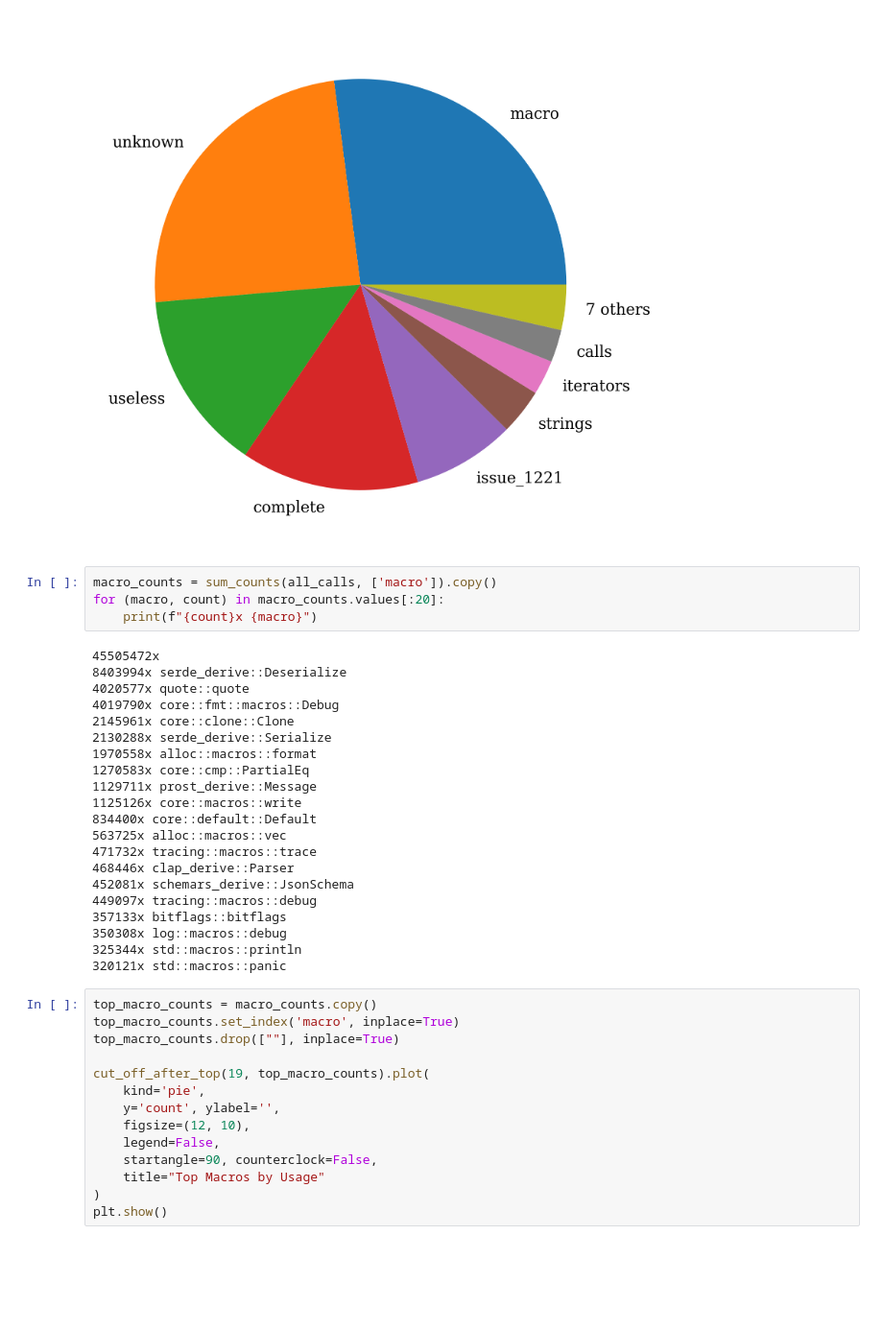
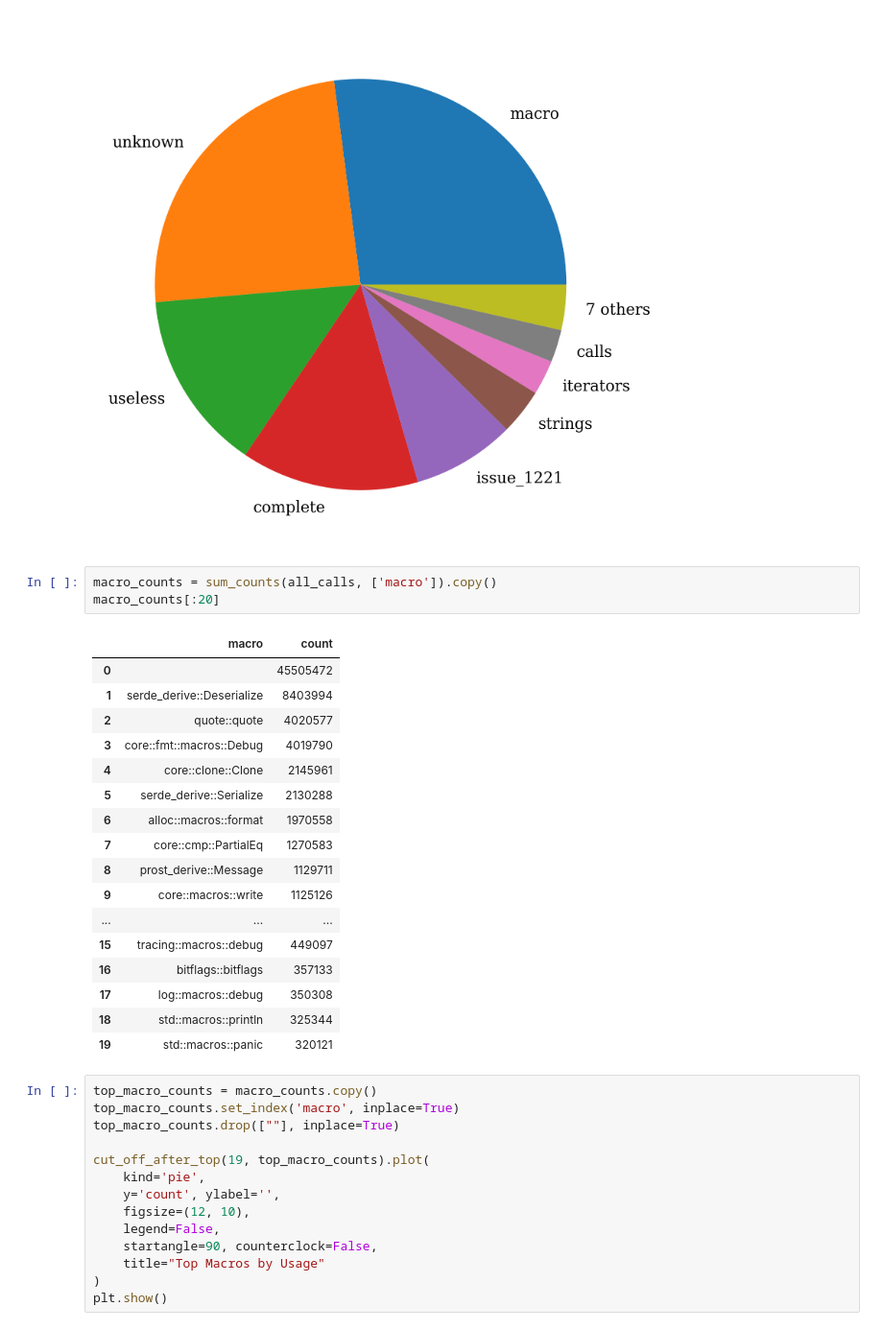
Before and after one commit to juliand665/qrates-eval, a Jupyter notebook: reports/call_target.ipynb, the cells around one changed output. Shown at 96% size. Cells and saved outputs as stored; diff of their text form; blank space fills up the shorter version.

```diff
--- a/reports/call_target.ipynb
+++ b/reports/call_target.ipynb
@@ -428,29 +428,25 @@ plt.show()
 [figure]
 # %%
 macro_counts = sum_counts(all_calls, ['macro']).copy()
-for (macro, count) in macro_counts.values[:20]:
-	print(f"{count}x {macro}")
+macro_counts[:20]
 # %% [output]
-45505472x
-8403994x serde_derive::Deserialize
-4020577x quote::quote
-4019790x core::fmt::macros::Debug
-2145961x core::clone::Clone
-2130288x serde_derive::Serialize
-1970558x alloc::macros::format
-1270583x core::cmp::PartialEq
-1129711x prost_derive::Message
-1125126x core::macros::write
-834400x core::default::Default
-563725x alloc::macros::vec
-471732x tracing::macros::trace
-468446x clap_derive::Parser
-452081x schemars_derive::JsonSchema
-449097x tracing::macros::debug
-357133x bitflags::bitflags
-350308x log::macros::debug
-325344x std::macros::println
-320121x std::macros::panic
+|  | macro | count |
+| 0 |  | 45505472 |
+| 1 | serde_derive::Deserialize | 8403994 |
+| 2 | quote::quote | 4020577 |
+| 3 | core::fmt::macros::Debug | 4019790 |
+| 4 | core::clone::Clone | 2145961 |
+| 5 | serde_derive::Serialize | 2130288 |
+| 6 | alloc::macros::format | 1970558 |
+| 7 | core::cmp::PartialEq | 1270583 |
+| 8 | prost_derive::Message | 1129711 |
+| 9 | core::macros::write | 1125126 |
+| ... | ... | ... |
+| 15 | tracing::macros::debug | 449097 |
+| 16 | bitflags::bitflags | 357133 |
+| 17 | log::macros::debug | 350308 |
+| 18 | std::macros::println | 325344 |
+| 19 | std::macros::panic | 320121 |
 # %%
 top_macro_counts = macro_counts.copy()
 top_macro_counts.set_index('macro', inplace=True)
```
Also changed, not shown: parts of 1 cell of this notebook.
